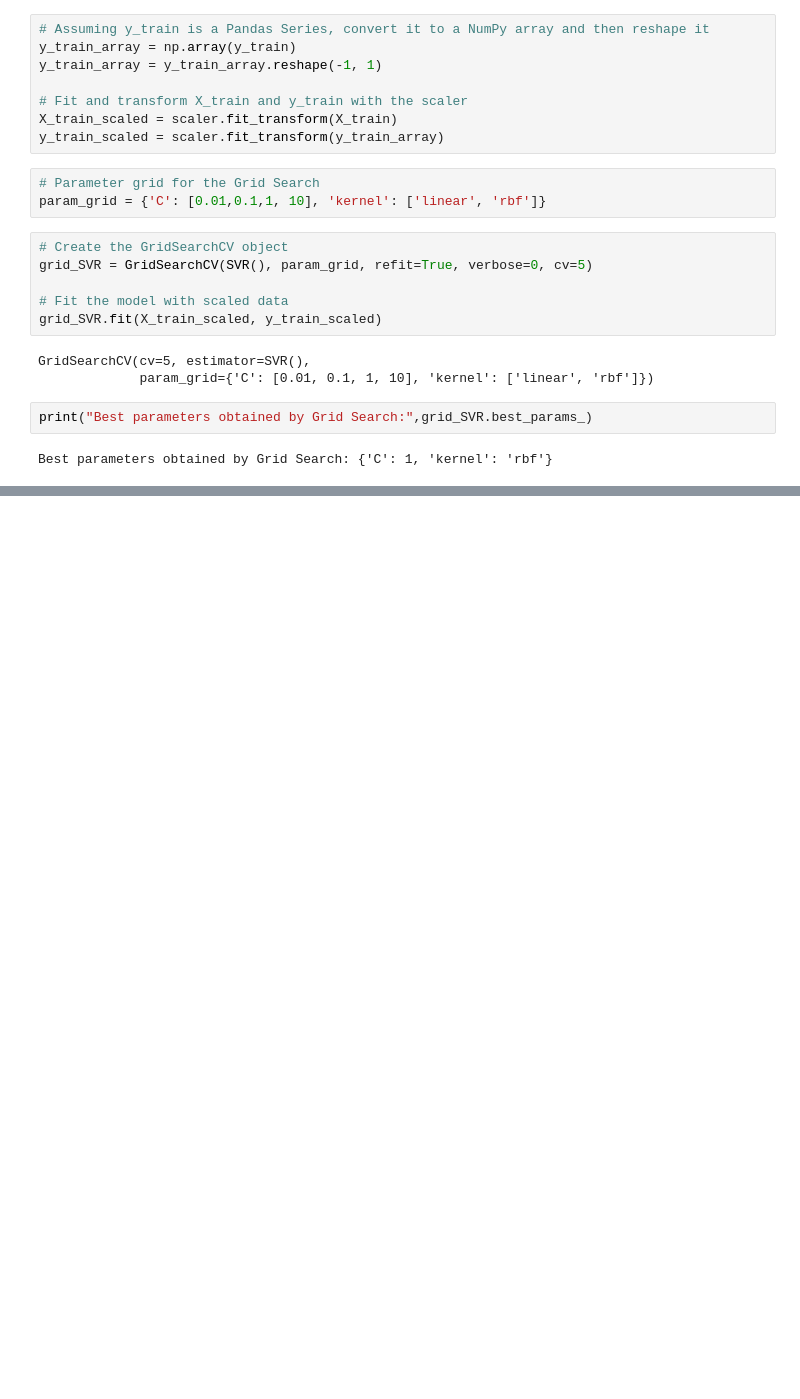
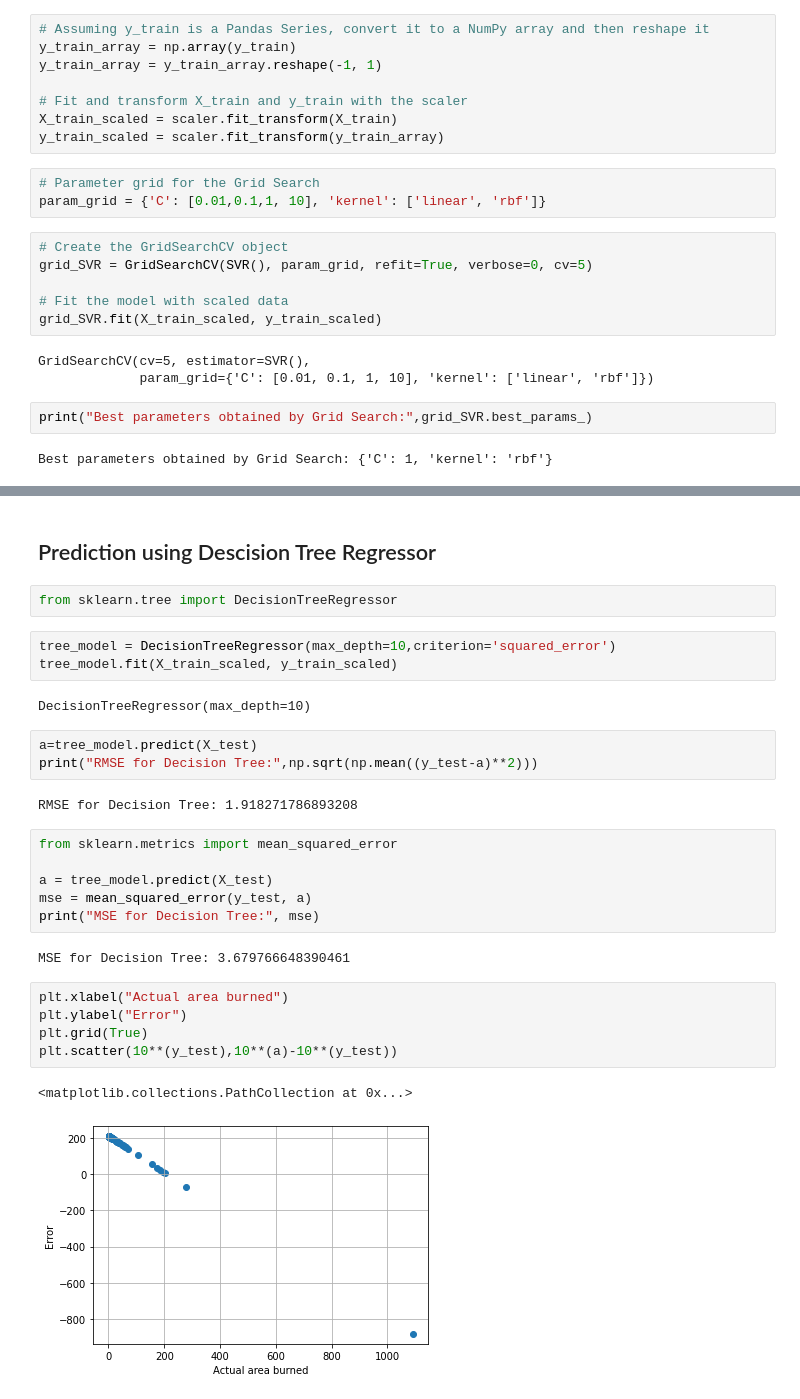
Before and after one commit to ashish070302/ForestFire_prediction, a Jupyter notebook: Predict_Forest_Fires.ipynb, the cells around one changed output, grey strips where cells are left out. Drawn from its saved outputs; the diff is of its cells as text; blank space fills up the shorter version.

Commit message:
Added Prediction using Descision Tree Regressor

```diff
--- a/Predict_Forest_Fires.ipynb
+++ b/Predict_Forest_Fires.ipynb
@@ -257,0 +258,30 @@ plt.plot(range(tol_max),rec_SVR)
+# %% [markdown]
+## Prediction using Descision Tree Regressor
+# %%
+from sklearn.tree import DecisionTreeRegressor
+# %%
+tree_model = DecisionTreeRegressor(max_depth=10,criterion='squared_error')
+tree_model.fit(X_train_scaled, y_train_scaled)
+# %% [output]
+DecisionTreeRegressor(max_depth=10)
+# %%
+a=tree_model.predict(X_test)
+print("RMSE for Decision Tree:",np.sqrt(np.mean((y_test-a)**2)))
+# %% [output]
+RMSE for Decision Tree: 1.918271786893208
+# %%
+from sklearn.metrics import mean_squared_error
+
+a = tree_model.predict(X_test)
+mse = mean_squared_error(y_test, a)
+print("MSE for Decision Tree:", mse)
+# %% [output]
+MSE for Decision Tree: 3.679766648390461
+# %%
+plt.xlabel("Actual area burned")
+plt.ylabel("Error")
+plt.grid(True)
+plt.scatter(10**(y_test),10**(a)-10**(y_test))
+# %% [output]
+<matplotlib.collections.PathCollection at 0x...>
+[figure, added]
```
Also changed, not shown: parts of 9 cells of this notebook.
